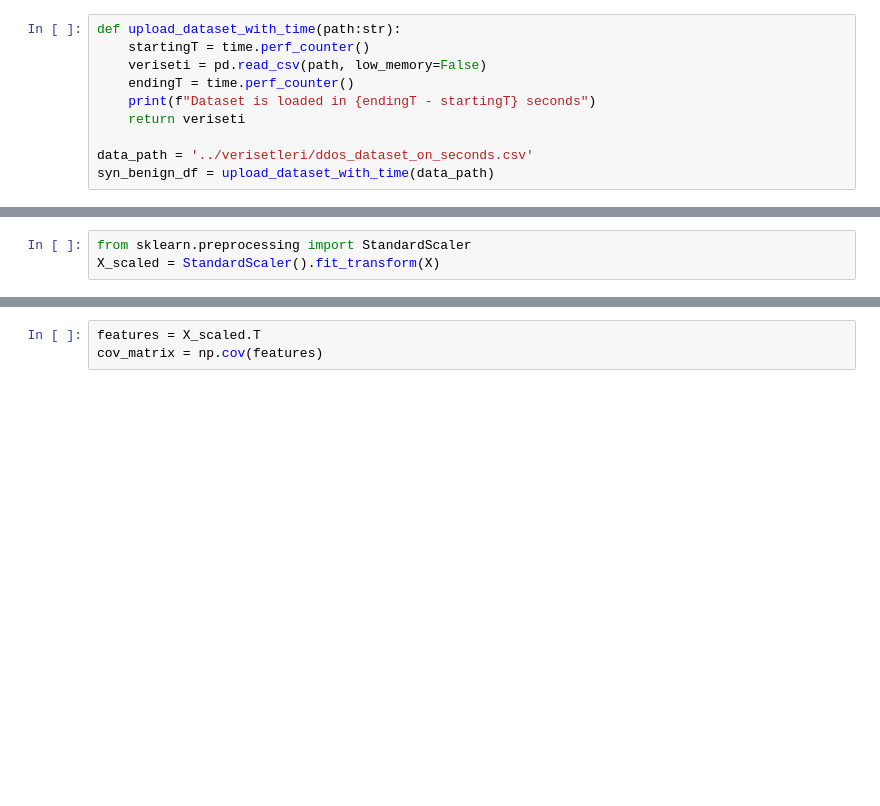
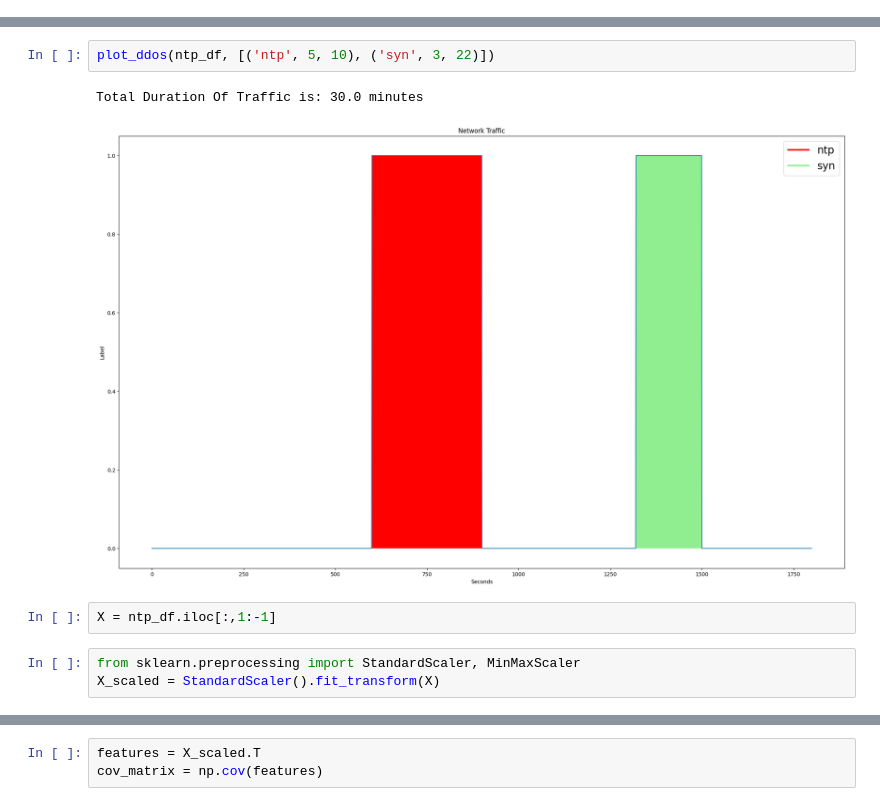
Before and after one commit to batuhanduyuler01/matrix_profile_ddos, a Jupyter notebook: pca_for_ddos.ipynb, the cells around one changed output, grey strips where cells are left out. Drawn from its saved outputs; the diff is of its cells as text; blank space fills up the shorter version.

```diff
--- a/pca_for_ddos.ipynb
+++ b/pca_for_ddos.ipynb
@@ -28,10 +10,0 @@ def plot_ddos(df: pd.DataFrame):
-# %%
-def upload_dataset_with_time(path:str):
-    startingT = time.perf_counter()
-    veriseti = pd.read_csv(path, low_memory=False)
-    endingT = time.perf_counter()
-    print(f"Dataset is loaded in {endingT - startingT} seconds")
-    return veriseti
-
-data_path = '../verisetleri/ddos_dataset_on_seconds.csv'
-syn_benign_df = upload_dataset_with_time(data_path)
@@ -106,5 +47,12 @@ y = df[["Label"]]
+# %%
+plot_ddos(ntp_df, [('ntp', 5, 10), ('syn', 3, 22)])
+# %% [output]
+Total Duration Of Traffic is: 30.0 minutes
+[figure, added]
+# %%
+X = ntp_df.iloc[:,1:-1]
 # %%
-from sklearn.preprocessing import StandardScaler
+from sklearn.preprocessing import StandardScaler, MinMaxScaler
 X_scaled = StandardScaler().fit_transform(X)
 # %%
 pd.DataFrame(X_scaled).head(3)
```
Also changed, not shown: parts of 35 cells of this notebook, 3 other files.
